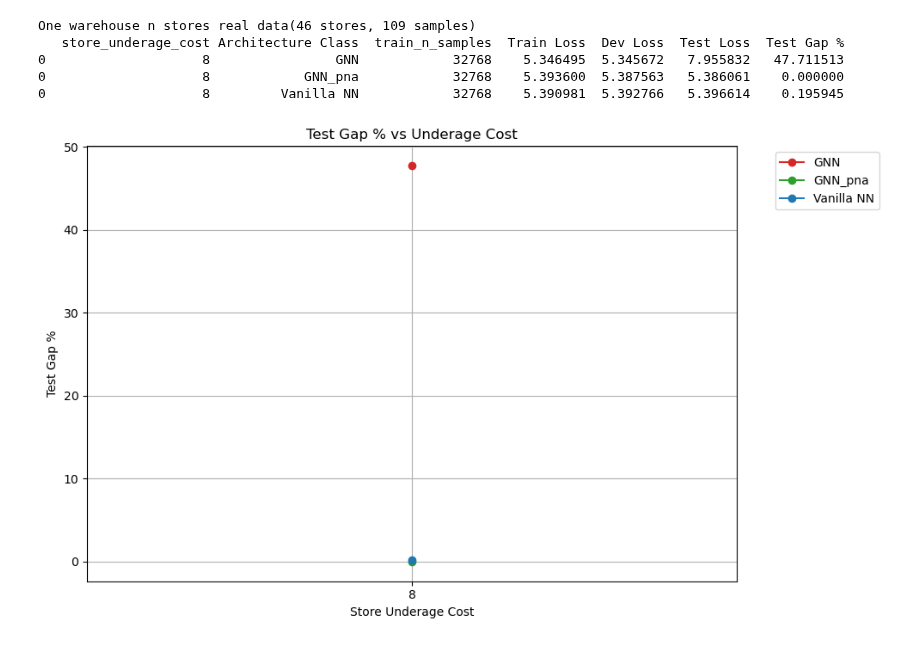
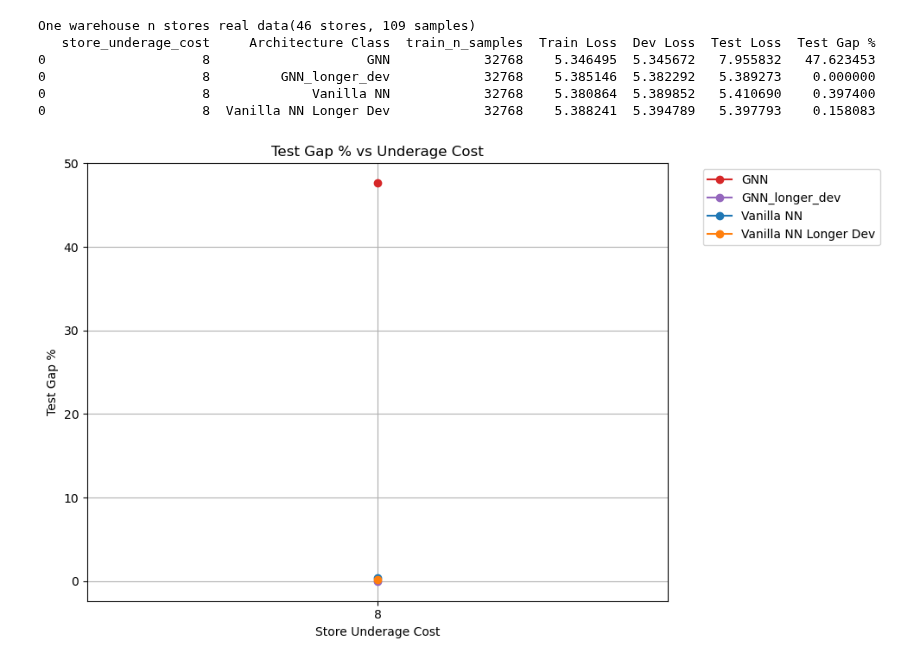
Before and after one commit to minuk302/Neural_inventory_control, a Jupyter notebook: analysis/ray_generic_architecture_n_warehouse.ipynb, the cells around one changed output. Drawn from its saved outputs; the diff is of its cells as text; code cells hidden in the pictures.

```diff
--- a/analysis/ray_generic_architecture_n_warehouse.ipynb
+++ b/analysis/ray_generic_architecture_n_warehouse.ipynb
@@ -22,12 +156,16 @@ color_scheme = {
     "GNN": "#d62728",  # red
     "GNN_pna": "#2ca02c",  # green
     "Vanilla NN": "#1f77b4",  # Blue
+    "GNN_longer_dev": "#9467bd",  # purple
+    "Vanilla NN Longer Dev": "#ff7f0e",  # orange
 }
 
 linestyle_scheme = {
     "GNN": "-",
     "GNN_pna": "-",
     "Vanilla NN": "-",
+    "GNN_longer_dev": "-",
+    "Vanilla NN Longer Dev": "-",
 }
 
 path = 'generic_architecture_n_warehouse'
@@ -39,6 +177,12 @@ gnn_pna_paths = {
 }
 vanilla_nn_paths = {
     10: f'/user/ml4723/Prj/NIC/ray_results/{path}/vanilla_n_warehouses',
+}
+gnn_longer_dev_paths = {
+    10: f'/user/ml4723/Prj/NIC/ray_results/{path}/GNN_longer_dev',
+}
+vanilla_nn_longer_dev_paths = {
+    10: f'/user/ml4723/Prj/NIC/ray_results/{path}/vanilla_n_warehouses_longer_dev',
 }
 def custom_data_filler(out_row, reference_row):
     out_row['path'] = reference_row['path']
@@ -72,9 +216,23 @@ df_vanilla = results_interpretor.make_table(vanilla_nn_paths,
 df_vanilla.insert(1, 'Architecture Class', "Vanilla NN")
 df_vanilla.insert(1, 'hyperparam_name', "vanilla_n_warehouses")
 
+# GNN Longer Dev
+df_gnn_longer_dev = results_interpretor.make_table(gnn_longer_dev_paths,
+    {'store_underage_cost': store_underage_cost, 'train_n_samples': 32768},
+    default_condition_setter, custom_data_filler, sort_by=sort_by, pick_row_from_run_by=pick_row_from_run_by)
+df_gnn_longer_dev.insert(1, 'Architecture Class', "GNN_longer_dev")
+df_gnn_longer_dev.insert(1, 'hyperparam_name', "GNN_longer_dev")
+
+# Vanilla NN Longer Dev
+df_vanilla_longer_dev = results_interpretor.make_table(vanilla_nn_longer_dev_paths,
+    {'store_underage_cost': store_underage_cost, 'train_n_samples': 32768},
+    default_condition_setter, custom_data_filler, sort_by=sort_by, pick_row_from_run_by=pick_row_from_run_by)
+df_vanilla_longer_dev.insert(1, 'Architecture Class', "Vanilla NN Longer Dev")
+df_vanilla_longer_dev.insert(1, 'hyperparam_name', "vanilla_n_warehouses_longer_dev")
+
 # Combine dataframes
 df = pd.concat([
-    df_gnn, df_gnn_pna, df_vanilla
+    df_gnn, df_vanilla, df_gnn_longer_dev, df_vanilla_longer_dev# , df_gnn_pna
 ])
 
 min_test_loss = df.groupby(['store_underage_cost'])['Test Loss'].transform('min')
@@ -87,37 +245,39 @@ cols.remove('store_underage_cost')
 cols = ['store_underage_cost'] + cols
 df = df[cols]
 
+df_to_analyze = df.copy()
 df_to_print = df.copy()
 df_to_print.drop(columns=['hyperparam_name', 'Learning Rate', 'path', '# of runs'], inplace=True)
 print("One warehouse n stores real data(46 stores, 109 samples)")
 print(df_to_print.to_string())
 
 # Create plot for Test Gap % vs Underage Cost
 fig, ax = plt.subplots(figsize=(10, 6))
 
 # Plot for Test Gap % - take best performing one (highest Test Gap %) for each group
 pivot_df = df.groupby(['store_underage_cost', 'Architecture Class'])['Test Gap %'].min().unstack()
 
 for column in pivot_df.columns:
     ax.plot(pivot_df.index.to_numpy(), pivot_df[column].to_numpy(),
             marker='o',
             label=column,
             color=color_scheme[column],
             linestyle=linestyle_scheme[column])
 
 ax.set_xlabel('Store Underage Cost')
 ax.set_ylabel('Test Gap %')
 ax.set_title('Test Gap % vs Underage Cost')
 ax.legend(bbox_to_anchor=(1.05, 1), loc='upper left')
 ax.grid(True)
 ax.set_xticks(pivot_df.index)
 
 plt.tight_layout()
 plt.show()
 # %% [output]
 One warehouse n stores real data(46 stores, 109 samples)
-   store_underage_cost Architecture Class  train_n_samples  Train Loss  Dev Loss  Test Loss  Test Gap %
-0                    8                GNN            32768    5.346495  5.345672   7.955832   47.711513
-0                    8            GNN_pna            32768    5.393600  5.387563   5.386061    0.000000
-0                    8         Vanilla NN            32768    5.390981  5.392766   5.396614    0.195945
+   store_underage_cost     Architecture Class  train_n_samples  Train Loss  Dev Loss  Test Loss  Test Gap %
+0                    8                    GNN            32768    5.346495  5.345672   7.955832   47.623453
+0                    8         GNN_longer_dev            32768    5.385146  5.382292   5.389273    0.000000
+0                    8             Vanilla NN            32768    5.380864  5.389852   5.410690    0.397400
+0                    8  Vanilla NN Longer Dev            32768    5.388241  5.394789   5.397793    0.158083
-[figure, old version]
+[figure, new version]
```
Also changed, not shown: parts of 8 cells of this notebook, 21 other files.
